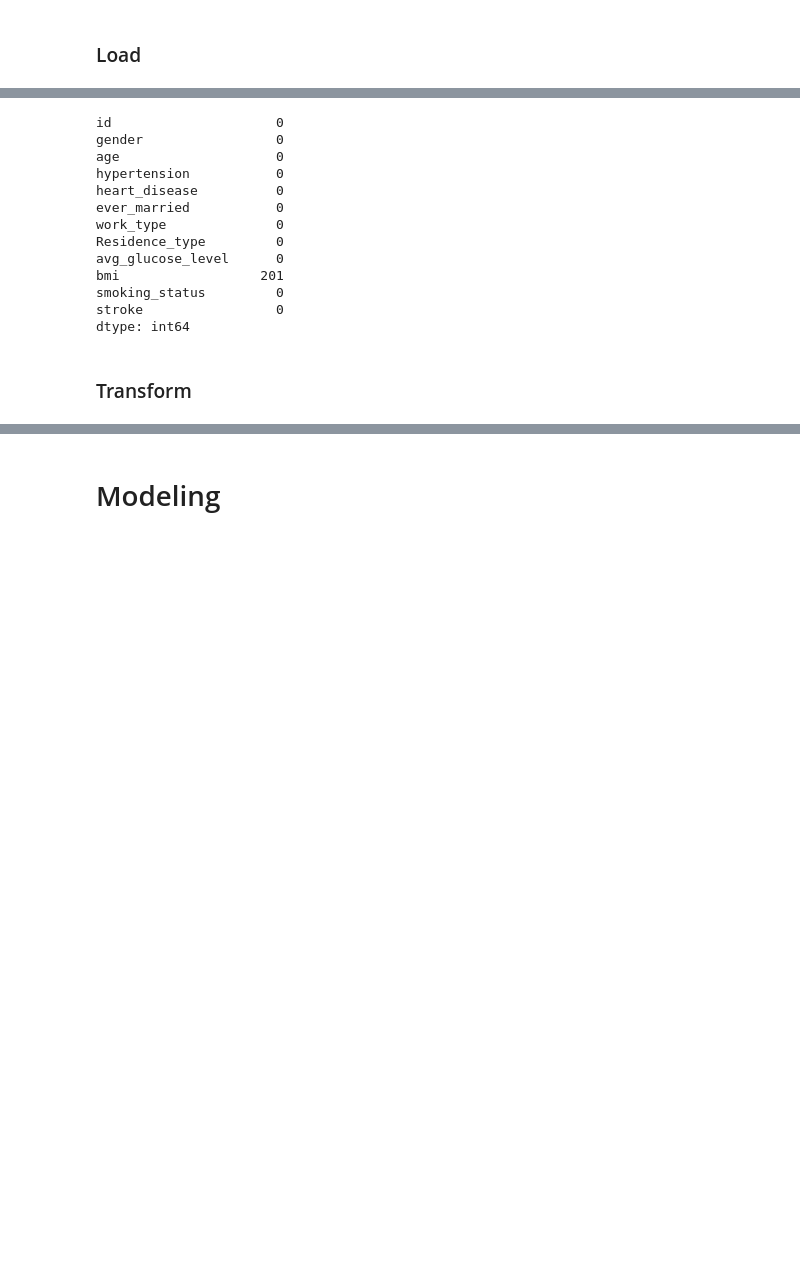
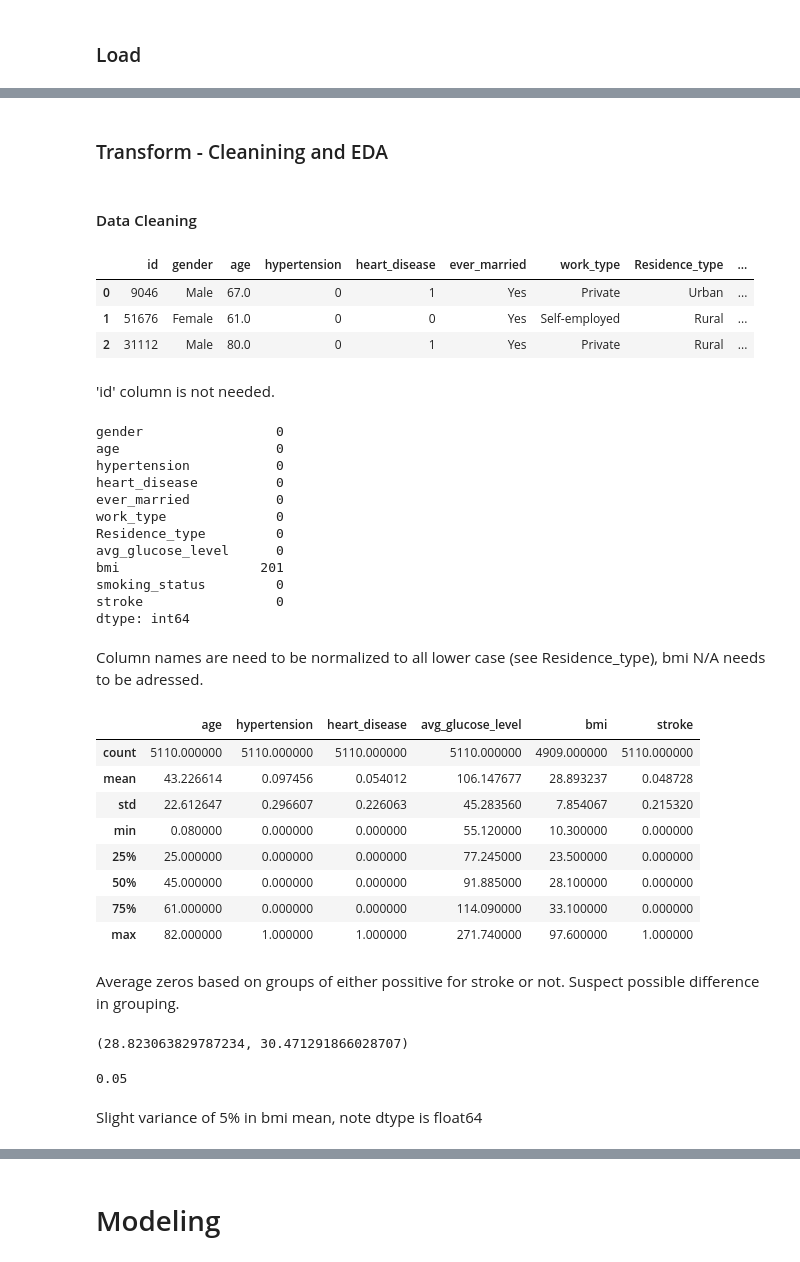
Before and after one commit to gregorywmorris/MLZoom2022, a Jupyter notebook: midterm/Stroke_Prediction_MLZoomcamp.ipynb, the cells around one changed output, grey strips where cells are left out. Cells and saved outputs as stored; diff of their text form; code cells hidden in the pictures; blank space fills up the shorter version.

```diff
--- a/midterm/Stroke_Prediction_MLZoomcamp.ipynb
+++ b/midterm/Stroke_Prediction_MLZoomcamp.ipynb
@@ -81,10 +77,24 @@ import pandas as pd
 import numpy as np
 # %%
 df = pd.read_csv('data.csv')
+# %% [markdown]
+### Transform - Cleanining and EDA
+# %% [markdown]
+#### Data Cleaning
+# %%
+df.head(3)
+# %% [output]
+|  | id | gender | age | hypertension | heart_disease | ever_married | work_type | Residence_type | ... |
+| 0 | 9046 | Male | 67.0 | 0 | 1 | Yes | Private | Urban | ... |
+| 1 | 51676 | Female | 61.0 | 0 | 0 | Yes | Self-employed | Rural | ... |
+| 2 | 31112 | Male | 80.0 | 0 | 1 | Yes | Private | Rural | ... |
+# %% [markdown]
+'id' column is not needed.
+# %%
+df = df.drop(columns='id')
 # %%
 df.isna().sum()
 # %% [output]
-id                     0
 gender                 0
 age                    0
 hypertension           0
@@ -97,5 +107,5 @@ bmi                  201
 smoking_status         0
 stroke                 0
 dtype: int64
-# %% [markdown]
-### Transform
+# %% [markdown]
+Column names are need to be normalized to all lower case (see Residence_type), bmi N/A needs to be adressed.
@@ -101,0 +114,28 @@ dtype: int64
+# %%
+df = df.rename(str.lower, axis='columns')
+col = df.columns.tolist() # list with new column names all lower case
+# %%
+df.describe() # statistiacal overview, look for outliers or oddities
+# %% [output]
+|  | age | hypertension | heart_disease | avg_glucose_level | bmi | stroke |
+| count | 5110.000000 | 5110.000000 | 5110.000000 | 5110.000000 | 4909.000000 | 5110.000000 |
+| mean | 43.226614 | 0.097456 | 0.054012 | 106.147677 | 28.893237 | 0.048728 |
+| std | 22.612647 | 0.296607 | 0.226063 | 45.283560 | 7.854067 | 0.215320 |
+| min | 0.080000 | 0.000000 | 0.000000 | 55.120000 | 10.300000 | 0.000000 |
+| 25% | 25.000000 | 0.000000 | 0.000000 | 77.245000 | 23.500000 | 0.000000 |
+| 50% | 45.000000 | 0.000000 | 0.000000 | 91.885000 | 28.100000 | 0.000000 |
+| 75% | 61.000000 | 0.000000 | 0.000000 | 114.090000 | 33.100000 | 0.000000 |
+| max | 82.000000 | 1.000000 | 1.000000 | 271.740000 | 97.600000 | 1.000000 |
+# %% [markdown]
+Average zeros based on groups of either possitive for stroke or not. Suspect possible difference in grouping.
+# %%
+stroke_mean_0, stroke_mean_1 =df.groupby('stroke')['bmi'].mean()
+stroke_0, stroke_1 # 0 not a stroke and 1 is a stroke
+# %% [output]
+(28.823063829787234, 30.471291866028707)
+# %%
+round((stroke_1-stroke_0)/stroke_1,2)
+# %% [output]
+0.05
+# %% [markdown]
+Slight variance of 5% in bmi mean, note dtype is float64
```
Also changed, not shown: parts of 11 cells of this notebook.
